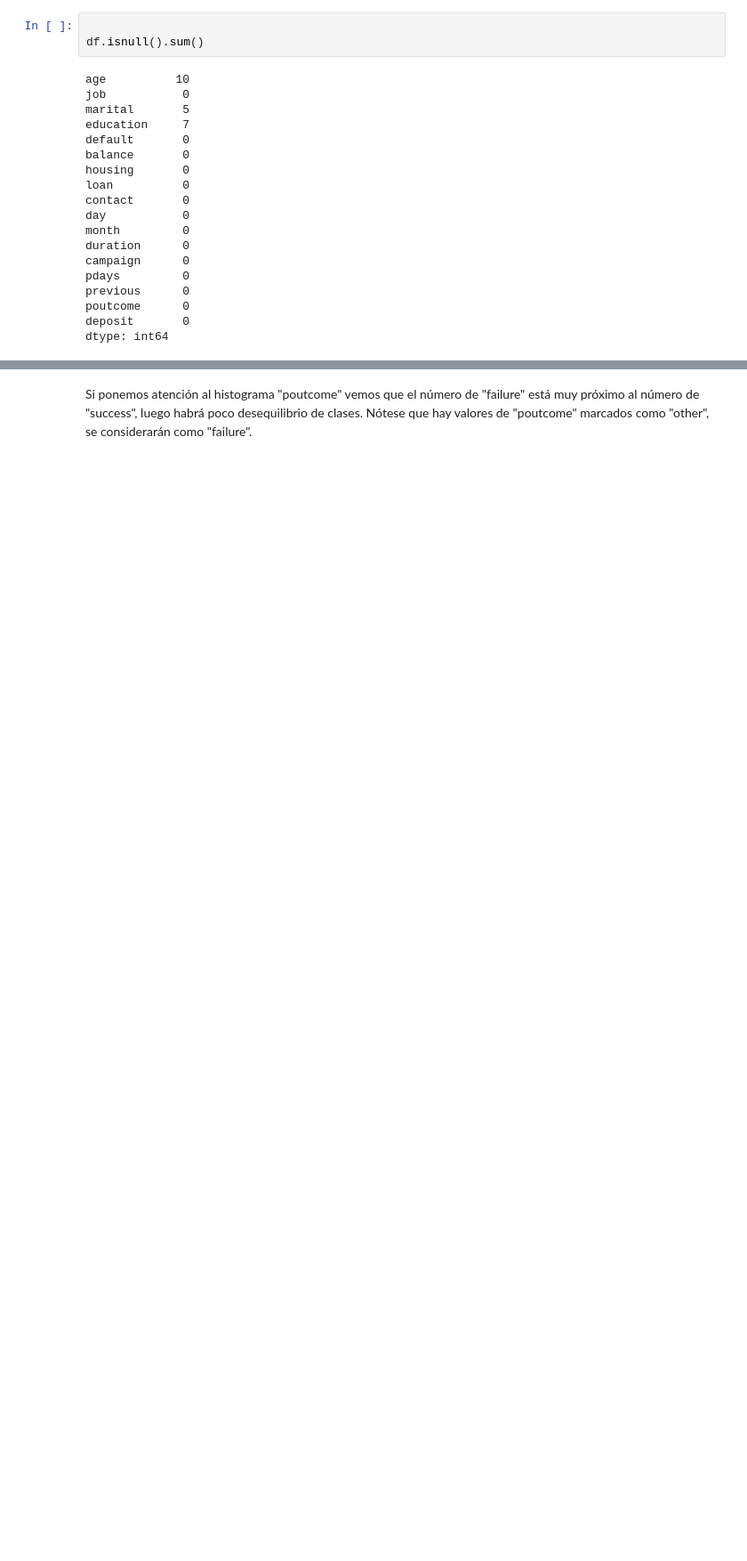
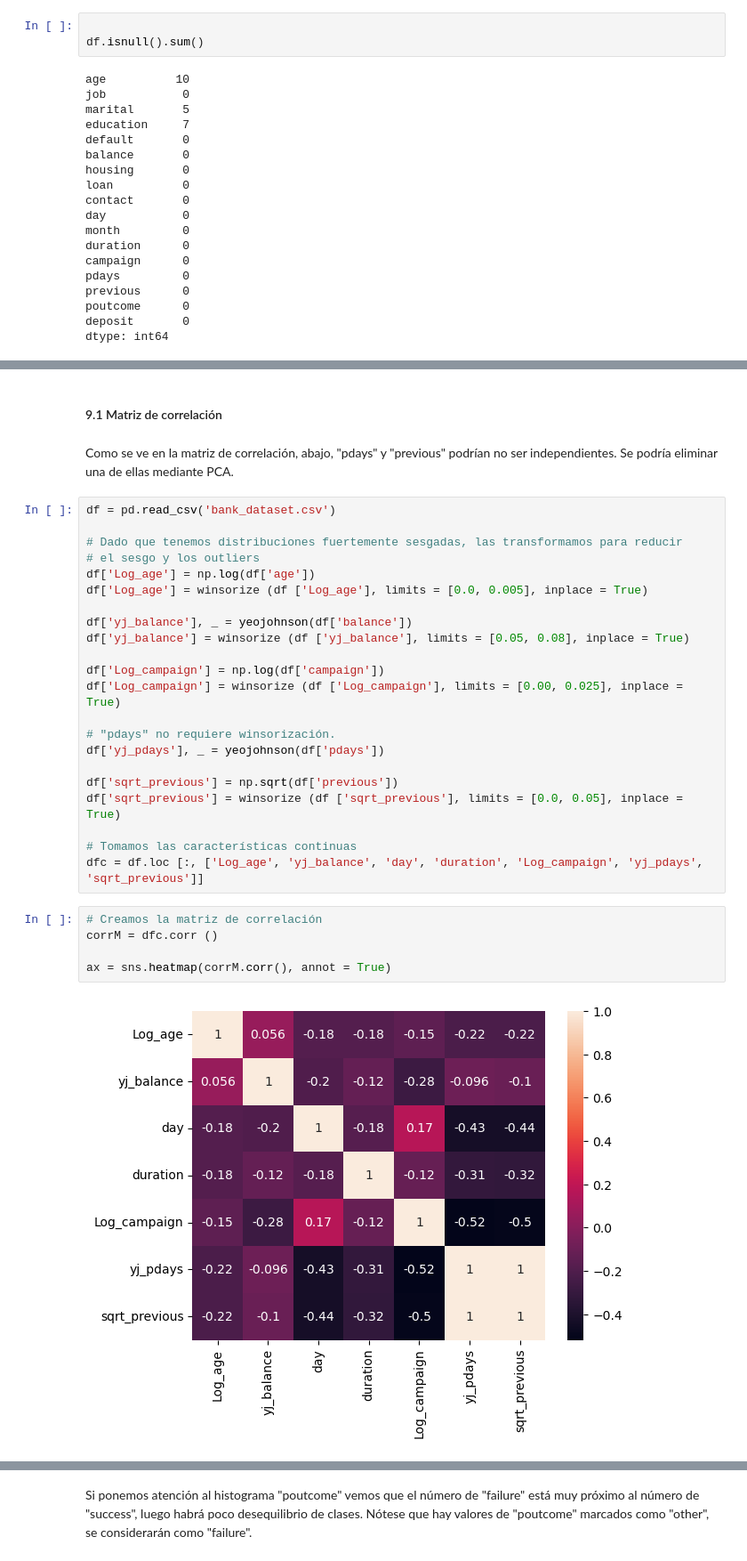
Before and after one commit to idrubo/Projecte-Machine-Learning, a Jupyter notebook: Sprint_5/Plantilla_bàsica_EDA.ipynb, the cells around one changed output, grey strips where cells are left out. Shown at 89% size. Drawn from its saved outputs; the diff is of its cells as text; blank space fills up the shorter version.

```diff
--- a/Sprint_5/Plantilla_bàsica_EDA.ipynb
+++ b/Sprint_5/Plantilla_bàsica_EDA.ipynb
@@ -150,0 +180,33 @@ En efecto, el número de valores nulos se reduce a 10 en "age", 5 en "marital" y
+# %% [markdown]
+#### 9.1 Matriz de correlación
+# %% [markdown]
+Como se ve en la matriz de correlación, abajo,  "pdays" y "previous" podrían no ser independientes. Se podría eliminar una de ellas mediante PCA.
+# %%
+df = pd.read_csv('bank_dataset.csv')
+
+# Dado que tenemos distribuciones fuertemente sesgadas, las transformamos para reducir
+# el sesgo y los outliers
+df['Log_age'] = np.log(df['age'])
+df['Log_age'] = winsorize (df ['Log_age'], limits = [0.0, 0.005], inplace = True)
+
+df['yj_balance'], _ = yeojohnson(df['balance'])
+df['yj_balance'] = winsorize (df ['yj_balance'], limits = [0.05, 0.08], inplace = True)
+
+df['Log_campaign'] = np.log(df['campaign'])
+df['Log_campaign'] = winsorize (df ['Log_campaign'], limits = [0.00, 0.025], inplace = True)
+
+# "pdays" no requiere winsorización.
+df['yj_pdays'], _ = yeojohnson(df['pdays'])
+
+df['sqrt_previous'] = np.sqrt(df['previous'])
+df['sqrt_previous'] = winsorize (df ['sqrt_previous'], limits = [0.0, 0.05], inplace = True)
+
+# Tomamos las características continuas
+dfc = df.loc [:, ['Log_age', 'yj_balance', 'day', 'duration', 'Log_campaign', 'yj_pdays', 'sqrt_previous']]
+# %%
+# Creamos la matriz de correlación
+corrM = dfc.corr ()
+
+ax = sns.heatmap(corrM.corr(), annot = True)
+# %% [output]
+[figure, added]
```
Also changed, not shown: parts of 70 cells of this notebook.
